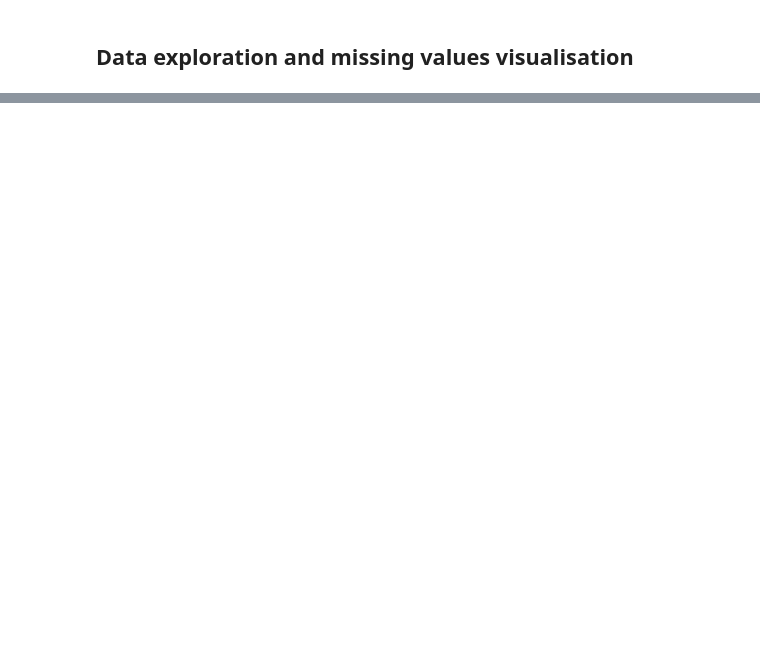
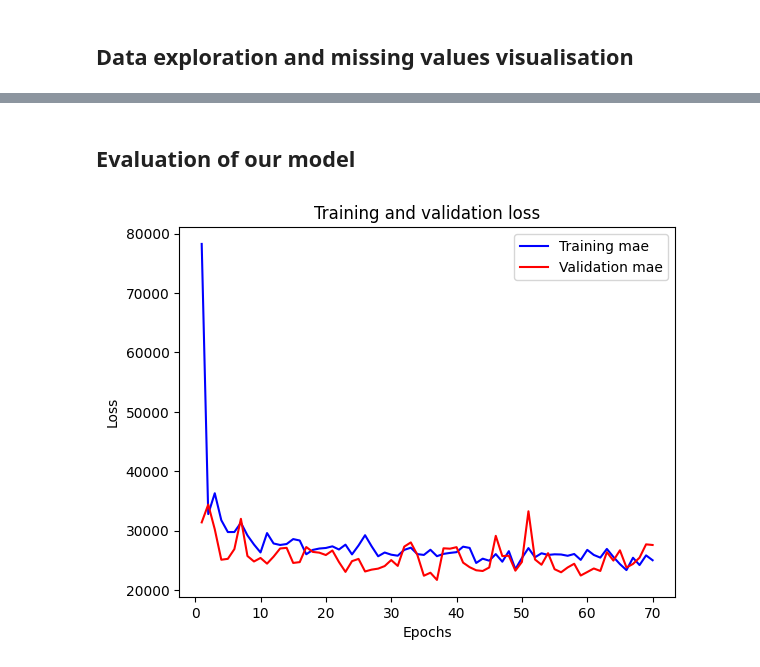
Before and after one commit to Anto-nain/MachineLearning, a Jupyter notebook: Kaggle/house-prices-prediction.ipynb, the cells around one changed output, grey strips where cells are left out. Cells and saved outputs as stored; diff of their text form; code cells hidden in the pictures; blank space fills up the shorter version.

Commit message:
Project House Prices Prediction

```diff
--- a/Kaggle/house-prices-prediction.ipynb
+++ b/Kaggle/house-prices-prediction.ipynb
@@ -60,0 +217,14 @@ dtype: int64
+# %%
+save_dir = "./house_price_prediction/best_model.h5"
+
+# Callbacks
+savemodel_callback = tf.keras.callbacks.ModelCheckpoint(filepath=save_dir, verbose=1, save_best_only=True, monitor= 'val_loss', mode = 'min')
+
+
+history = model.fit(X_train.astype(np.float32),
+                    Y_train.astype(np.float32),
+                    epochs          = 70,
+                    batch_size      = 10,
+                    verbose         = 1,
+                    callbacks       = [savemodel_callback],
+                    validation_data = (X_val.astype(np.float32), Y_val.astype(np.float32)))
@@ -60,0 +249,18 @@ dtype: int64
+# %% [markdown]
+## Evaluation of our model
+# %%
+train_mae = history.history['mae']
+val_mae   = history.history['val_mae']
+
+epochs = range(1, len(train_mae) + 1)
+
+plt.plot(epochs, train_mae, 'b', label='Training mae')
+plt.plot(epochs, val_mae, 'r', label='Validation mae')
+plt.title('Training and validation loss')
+plt.xlabel('Epochs')
+plt.ylabel('Loss')
+plt.legend()
+
+plt.show()
+# %% [output]
+[figure, added]
```
Also changed, not shown: parts of 19 cells of this notebook, 2 other files.
